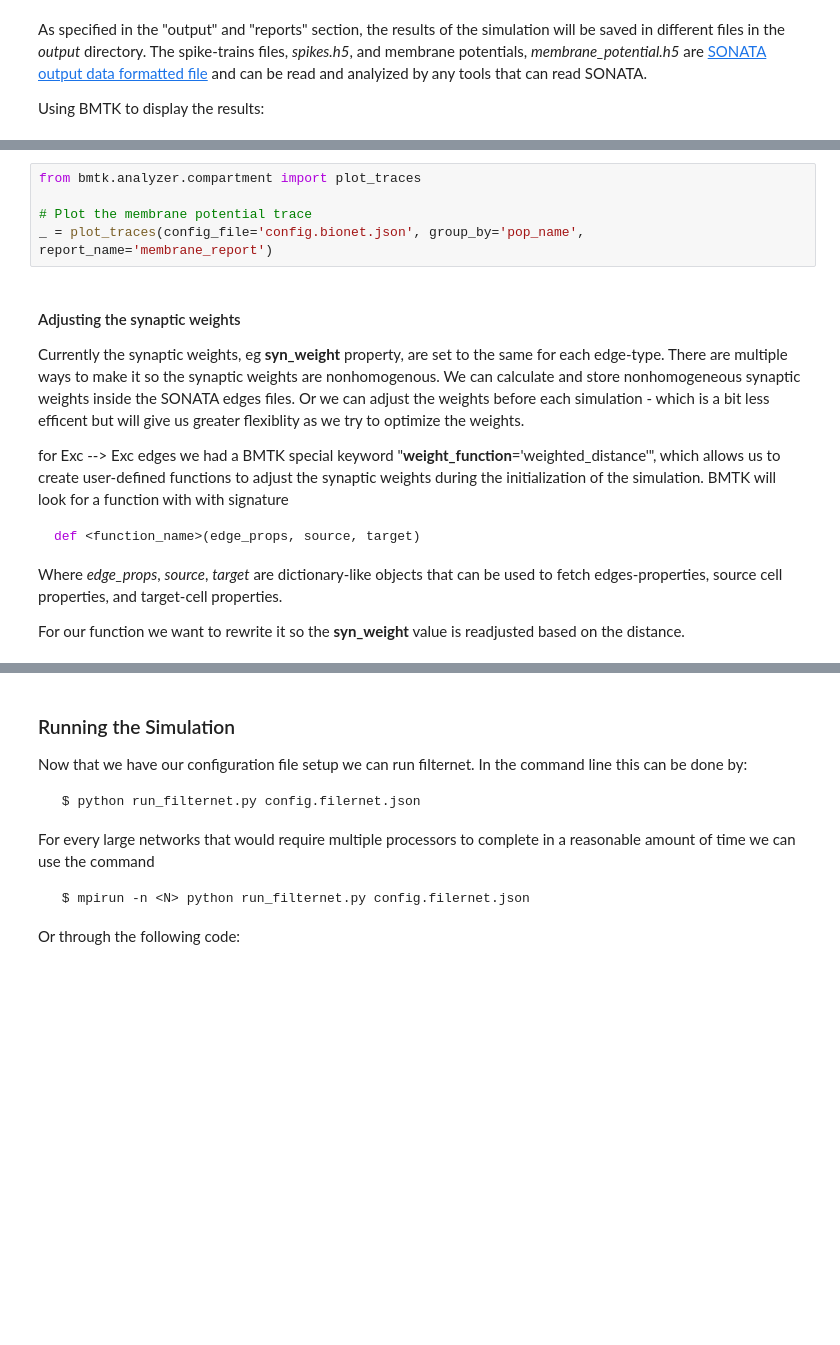
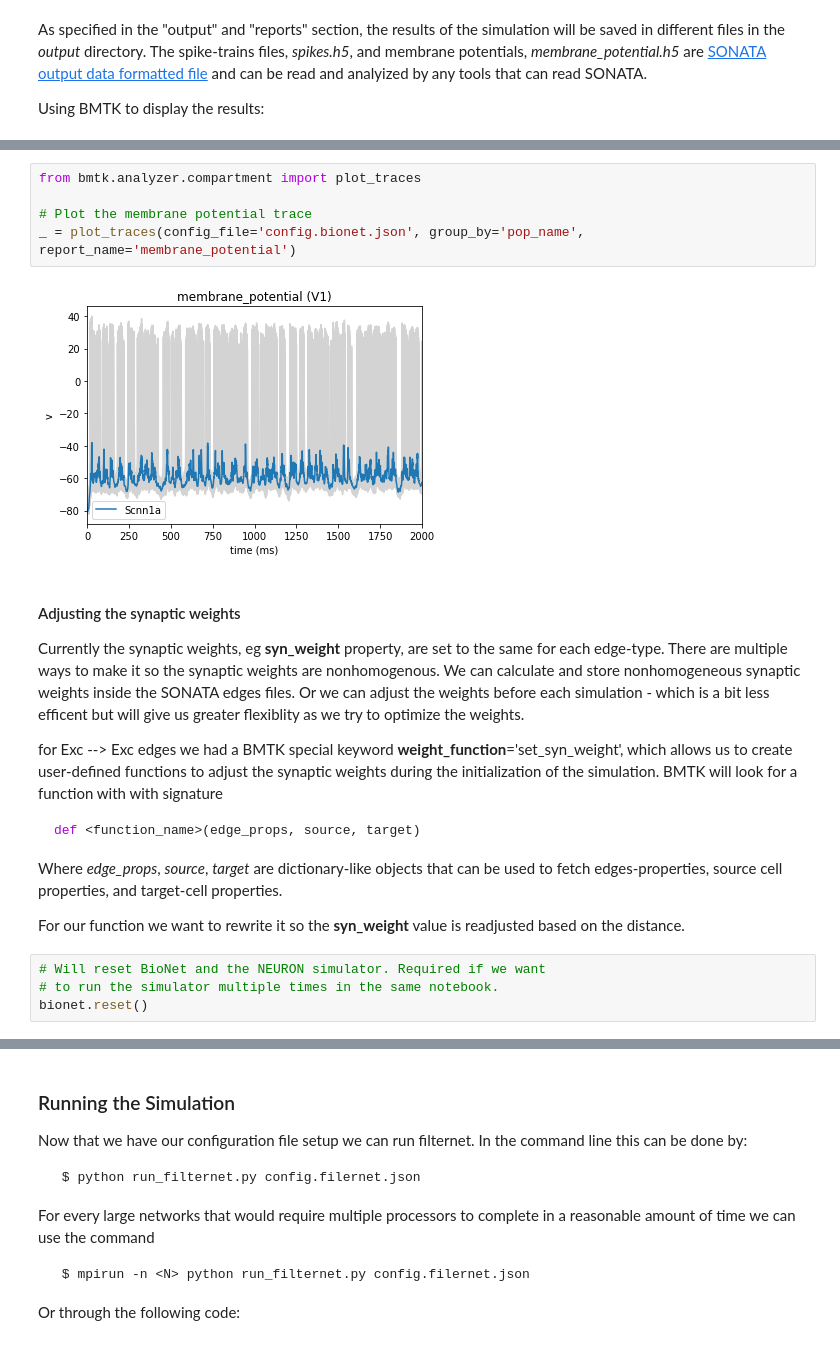
Before and after one commit to AllenInstitute/bmtk, a Jupyter notebook: docs/tutorial/modeling_tut_2021/Mouse_L4.ipynb, the cells around one changed output, grey strips where cells are left out. Saved outputs shown, nothing was run; the diff lists cells and outputs as text; blank space fills up the shorter version.

````diff
--- a/docs/tutorial/modeling_tut_2021/Mouse_L4.ipynb
+++ b/docs/tutorial/modeling_tut_2021/Mouse_L4.ipynb
@@ -457,14 +480,16 @@ _ = plot_raster(config_file='config.bionet.json', group_by='pop_name')
 # %%
 from bmtk.analyzer.compartment import plot_traces
 
 # Plot the membrane potential trace
-_ = plot_traces(config_file='config.bionet.json', group_by='pop_name', report_name='membrane_report')
+_ = plot_traces(config_file='config.bionet.json', group_by='pop_name', report_name='membrane_potential')
+# %% [output]
+[figure, added]
 # %% [markdown]
 #### Adjusting the synaptic  weights
 
 Currently the synaptic weights, eg __syn_weight__ property, are set to the same for each edge-type. There are multiple ways to make it so the synaptic weights are nonhomogenous. We can calculate and store nonhomogeneous synaptic weights inside the SONATA edges files. Or we can adjust the weights before each simulation - which is a bit less efficent but will give us greater flexiblity as we try to optimize the weights.
 
-for Exc --> Exc edges we had a BMTK special keyword "__weight_function__='weighted_distance'", which allows us to create user-defined functions to adjust the synaptic weights during the initialization of the simulation. BMTK will look for a function with with signature
+for Exc --> Exc edges we had a BMTK special keyword __weight_function__='set_syn_weight', which allows us to create user-defined functions to adjust the synaptic weights during the initialization of the simulation. BMTK will look for a function with with signature
 ```python
 def <function_name>(edge_props, source, target)
 ```
@@ -472,4 +497,8 @@ def <function_name>(edge_props, source, target)
 Where _edge_props_, _source_, _target_ are dictionary-like objects that can be used to fetch edges-properties, source cell properties, and target-cell properties.
 
 For our function we want to rewrite it so the __syn_weight__ value is readjusted based on the distance.
+# %%
+# Will reset BioNet and the NEURON simulator. Required if we want
+# to run the simulator multiple times in the same notebook.
+bionet.reset()
 # %%
````
Also changed, not shown: parts of 37 cells of this notebook, 23 other files.
